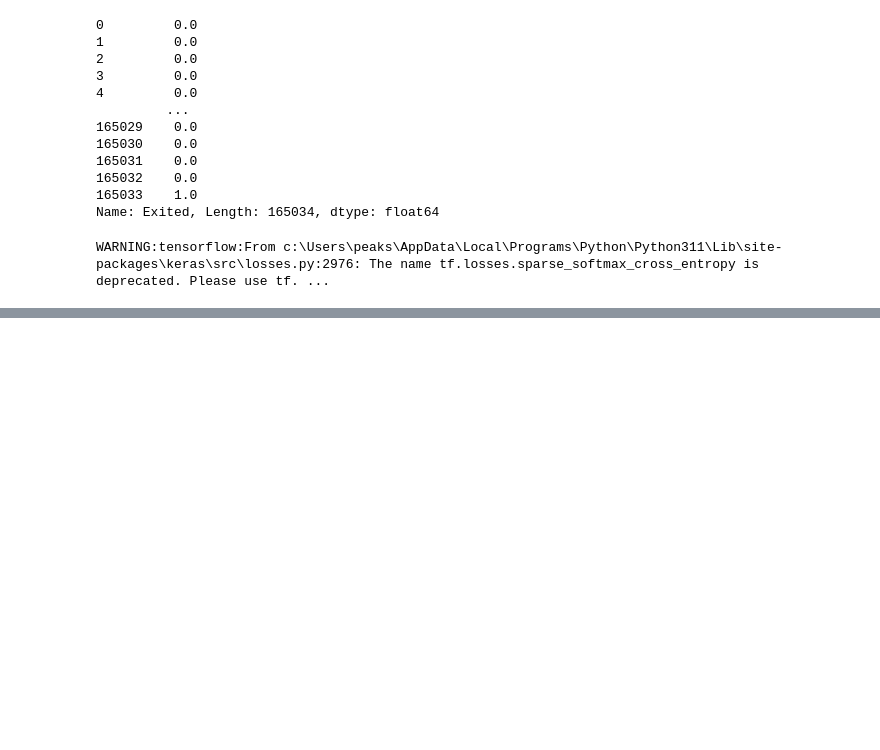
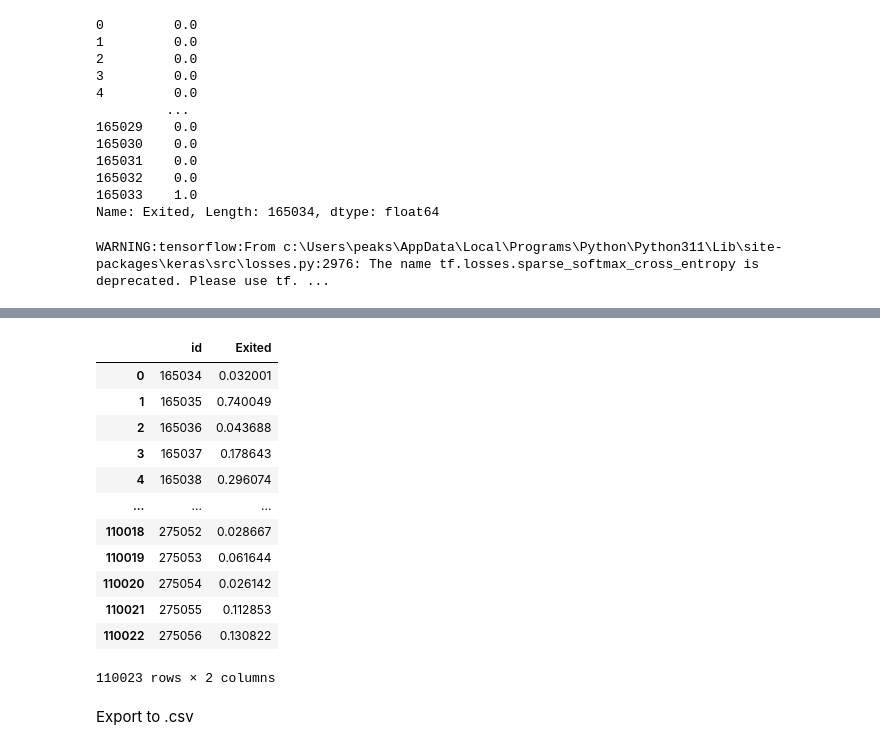
Before and after one commit to peak-pan/Pannathad_2024, a Jupyter notebook: MyKaggle/Binary Classification with a Bank Churn Dataset/Binary Classification with a Bank Churn Dataset-Pannathad.ipynb, the cells around one changed output, grey strips where cells are left out. Drawn from its saved outputs; the diff is of its cells as text; code cells hidden in the pictures; blank space fills up the shorter version.

```diff
--- a/MyKaggle/Binary Classification with a Bank Churn Dataset/Binary Classification with a Bank Churn Dataset-Pannathad.ipynb
+++ b/MyKaggle/Binary Classification with a Bank Churn Dataset/Binary Classification with a Bank Churn Dataset-Pannathad.ipynb
@@ -133,0 +157,10 @@ _________________________________________________________________
+# %%
+
+history = model.fit(
+    X_tng,
+    y,
+    epochs=100,
+    # Suppress logging.
+    verbose=0,
+    # Calculate validation results on 20% of the training data.
+    validation_split = 0.2)
@@ -133,0 +182,2 @@ _________________________________________________________________
+# %%
+y_col = model.predict(x_tst)
@@ -133,0 +200,3 @@ _________________________________________________________________
+# %%
+df_y = pd.DataFrame(y_col,columns=['Predicted Exited'])
+df_y
@@ -133,0 +238,3 @@ _________________________________________________________________
+# %%
+res_id = df_test['id']
+res_id
@@ -133,0 +254,20 @@ _________________________________________________________________
+# %%
+df_res = pd.DataFrame(res_id,columns=['id'])
+df_res['Exited'] = df_y
+df_res
+# %% [output]
+|  | id | Exited |
+| 0 | 165034 | 0.032001 |
+| 1 | 165035 | 0.740049 |
+| 2 | 165036 | 0.043688 |
+| 3 | 165037 | 0.178643 |
+| 4 | 165038 | 0.296074 |
+| ... | ... | ... |
+| 110018 | 275052 | 0.028667 |
+| 110019 | 275053 | 0.061644 |
+| 110020 | 275054 | 0.026142 |
+| 110021 | 275055 | 0.112853 |
+| 110022 | 275056 | 0.130822 |
+110023 rows × 2 columns
+# %% [markdown]
+Export to .csv
```
Also changed, not shown: parts of 28 cells of this notebook.
